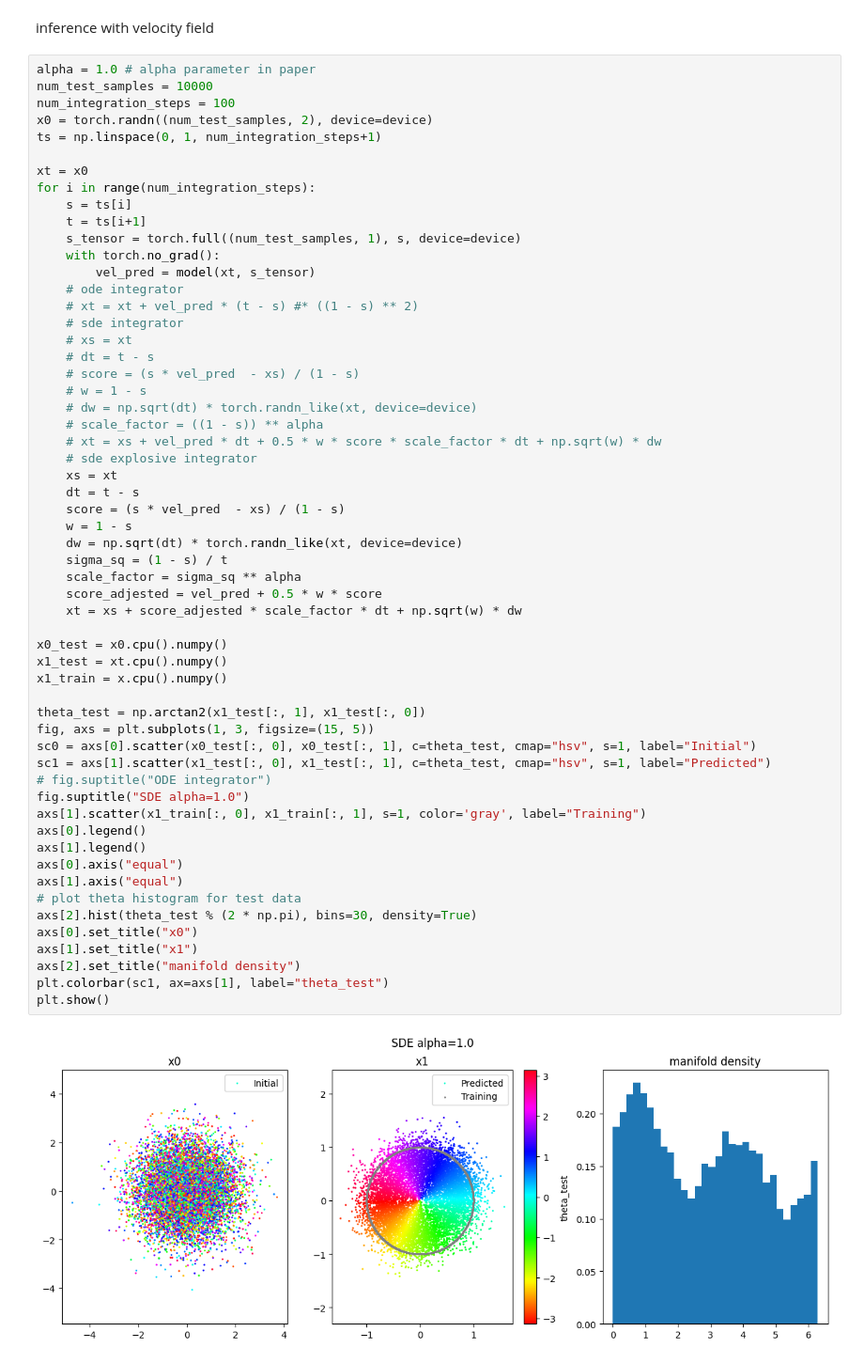
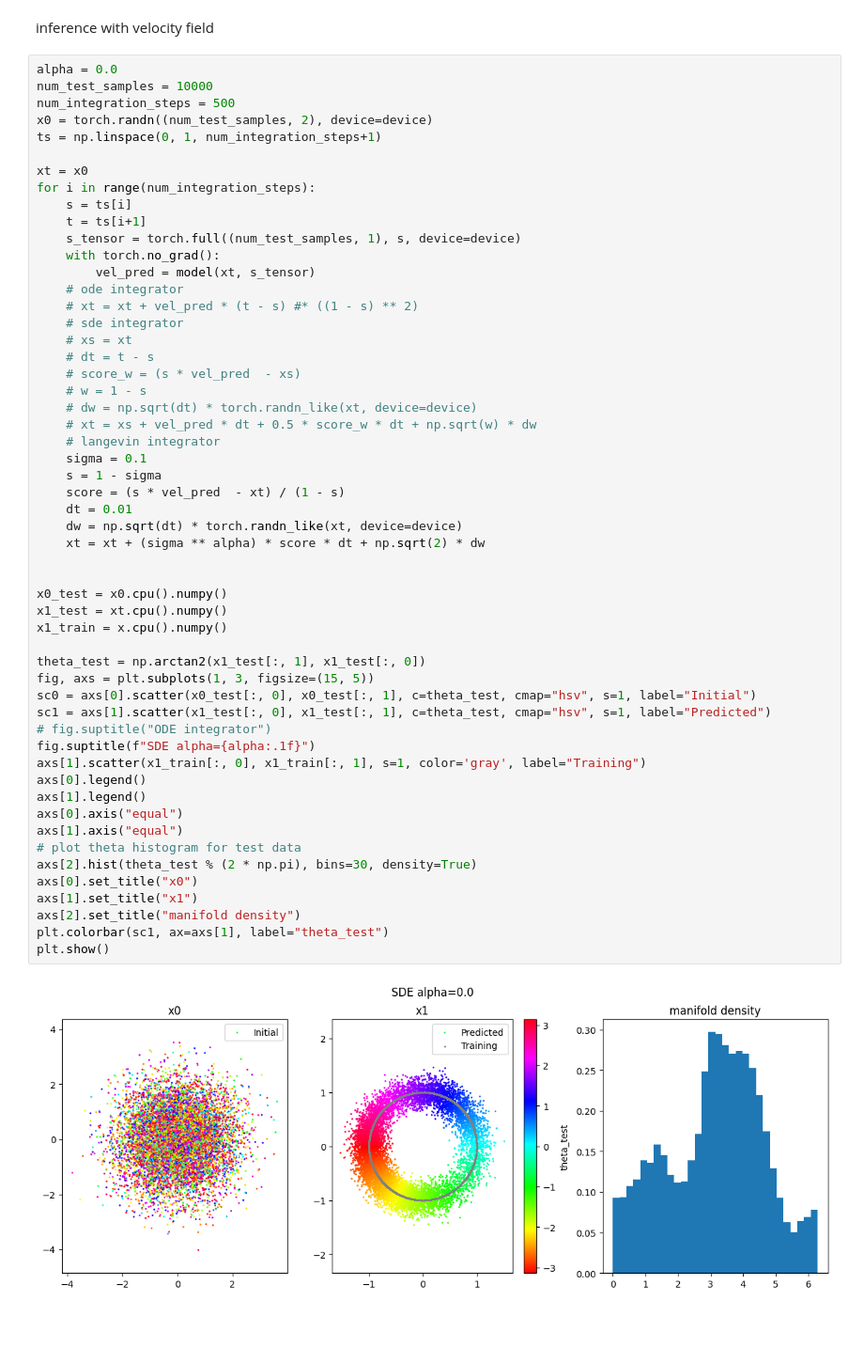
Before and after one commit to jc-bao/flow-playground, a Jupyter notebook: score_geometry.ipynb, the cells around one changed output. Shown: that part at 94% size. Cells and saved outputs as stored; diff of their text form; blank space fills up the shorter version.

Commit message:
⚡ add langevin integrator

```diff
--- a/score_geometry.ipynb
+++ b/score_geometry.ipynb
@@ -84,9 +84,9 @@ plt.show()
 # %% [markdown]
 inference with velocity field
 # %%
-alpha = 1.0 # alpha parameter in paper
+alpha = 0.0
 num_test_samples = 10000
-num_integration_steps = 100
+num_integration_steps = 500
 x0 = torch.randn((num_test_samples, 2), device=device)
 ts = np.linspace(0, 1, num_integration_steps+1)
 
@@ -101,44 +101,41 @@ for i in range(num_integration_steps):
     # xt = xt + vel_pred * (t - s) #* ((1 - s) ** 2)
     # sde integrator
     # xs = xt
     # dt = t - s
-    # score = (s * vel_pred  - xs) / (1 - s)
+    # score_w = (s * vel_pred  - xs)
     # w = 1 - s
     # dw = np.sqrt(dt) * torch.randn_like(xt, device=device)
-    # scale_factor = ((1 - s)) ** alpha
-    # xt = xs + vel_pred * dt + 0.5 * w * score * scale_factor * dt + np.sqrt(w) * dw
-    # sde explosive integrator
-    xs = xt
-    dt = t - s
-    score = (s * vel_pred  - xs) / (1 - s)
-    w = 1 - s
+    # xt = xs + vel_pred * dt + 0.5 * score_w * dt + np.sqrt(w) * dw
+    # langevin integrator
+    sigma = 0.1
+    s = 1 - sigma
+    score = (s * vel_pred  - xt) / (1 - s)
+    dt = 0.01
     dw = np.sqrt(dt) * torch.randn_like(xt, device=device)
-    sigma_sq = (1 - s) / t
-    scale_factor = sigma_sq ** alpha
-    score_adjested = vel_pred + 0.5 * w * score
-    xt = xs + score_adjested * scale_factor * dt + np.sqrt(w) * dw
+    xt = xt + (sigma ** alpha) * score * dt + np.sqrt(2) * dw
+
 
 x0_test = x0.cpu().numpy()
 x1_test = xt.cpu().numpy()
 x1_train = x.cpu().numpy()
 
 theta_test = np.arctan2(x1_test[:, 1], x1_test[:, 0])
 fig, axs = plt.subplots(1, 3, figsize=(15, 5))
 sc0 = axs[0].scatter(x0_test[:, 0], x0_test[:, 1], c=theta_test, cmap="hsv", s=1, label="Initial")
 sc1 = axs[1].scatter(x1_test[:, 0], x1_test[:, 1], c=theta_test, cmap="hsv", s=1, label="Predicted")
 # fig.suptitle("ODE integrator")
-fig.suptitle("SDE alpha=1.0")
+fig.suptitle(f"SDE alpha={alpha:.1f}")
 axs[1].scatter(x1_train[:, 0], x1_train[:, 1], s=1, color='gray', label="Training")
 axs[0].legend()
 axs[1].legend()
 axs[0].axis("equal")
 axs[1].axis("equal")
 # plot theta histogram for test data
 axs[2].hist(theta_test % (2 * np.pi), bins=30, density=True)
 axs[0].set_title("x0")
 axs[1].set_title("x1")
 axs[2].set_title("manifold density")
 plt.colorbar(sc1, ax=axs[1], label="theta_test")
 plt.show()
 # %% [output]
-[figure, old version]
+[figure, new version]
```
Also changed, not shown: parts of 2 cells of this notebook.
